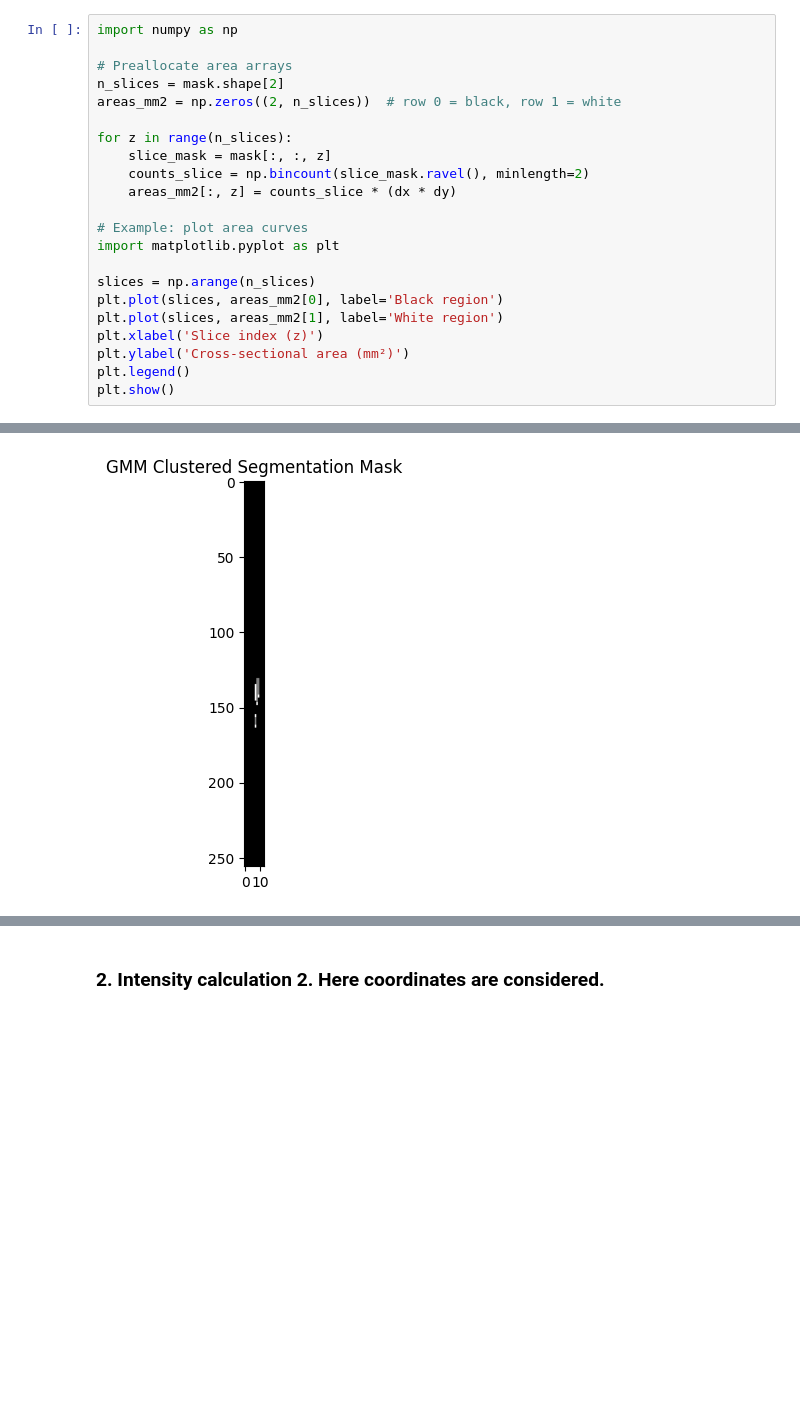
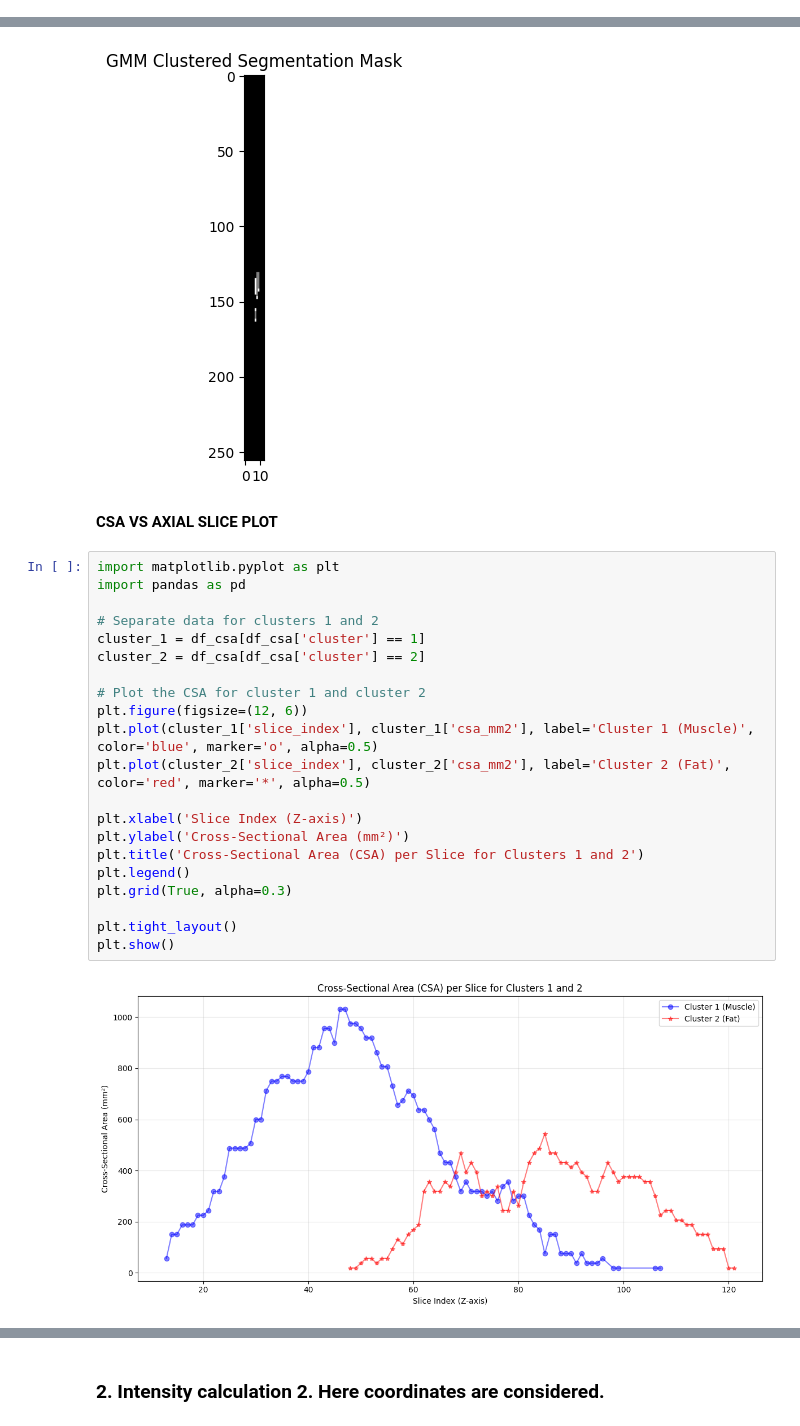
Before and after one commit to prabal5ghosh/Inria_Medical_Imageing_Internship_prabal, a Jupyter notebook: s0006/cluster_code/segmented_pixels_intensity_only_intensity.ipynb, the cells around one changed output, grey strips where cells are left out. Cells and saved outputs as stored; diff of their text form; blank space fills up the shorter version.

```diff
--- a/s0006/cluster_code/segmented_pixels_intensity_only_intensity.ipynb
+++ b/s0006/cluster_code/segmented_pixels_intensity_only_intensity.ipynb
@@ -702,22 +740,0 @@ print(slice_areas_mm2.loc[1])
-# %%
-import numpy as np
-
-# Preallocate area arrays
-n_slices = mask.shape[2]
-areas_mm2 = np.zeros((2, n_slices))  # row 0 = black, row 1 = white
-
-for z in range(n_slices):
-    slice_mask = mask[:, :, z]
-    counts_slice = np.bincount(slice_mask.ravel(), minlength=2)
-    areas_mm2[:, z] = counts_slice * (dx * dy)
-
-# Example: plot area curves
-import matplotlib.pyplot as plt
-
-slices = np.arange(n_slices)
-plt.plot(slices, areas_mm2[0], label='Black region')
-plt.plot(slices, areas_mm2[1], label='White region')
-plt.xlabel('Slice index (z)')
-plt.ylabel('Cross-sectional area (mm²)')
-plt.legend()
-plt.show()
@@ -869,3 +929,28 @@ plt.title('GMM Clustered Segmentation Mask')
 # %% [output]
 Text(0.5, 1.0, 'GMM Clustered Segmentation Mask')
 [figure]
+# %% [markdown]
+**CSA VS AXIAL SLICE PLOT**
+# %%
+import matplotlib.pyplot as plt
+import pandas as pd
+
+# Separate data for clusters 1 and 2
+cluster_1 = df_csa[df_csa['cluster'] == 1]
+cluster_2 = df_csa[df_csa['cluster'] == 2]
+
+# Plot the CSA for cluster 1 and cluster 2
+plt.figure(figsize=(12, 6))
+plt.plot(cluster_1['slice_index'], cluster_1['csa_mm2'], label='Cluster 1 (Muscle)', color='blue', marker='o', alpha=0.5)
+plt.plot(cluster_2['slice_index'], cluster_2['csa_mm2'], label='Cluster 2 (Fat)', color='red', marker='*', alpha=0.5)
+
+plt.xlabel('Slice Index (Z-axis)')
+plt.ylabel('Cross-Sectional Area (mm²)')
+plt.title('Cross-Sectional Area (CSA) per Slice for Clusters 1 and 2')
+plt.legend()
+plt.grid(True, alpha=0.3)
+
+plt.tight_layout()
+plt.show()
+# %% [output]
+[figure, added]
```
Also changed, not shown: parts of 51 cells of this notebook, 4 other files.
